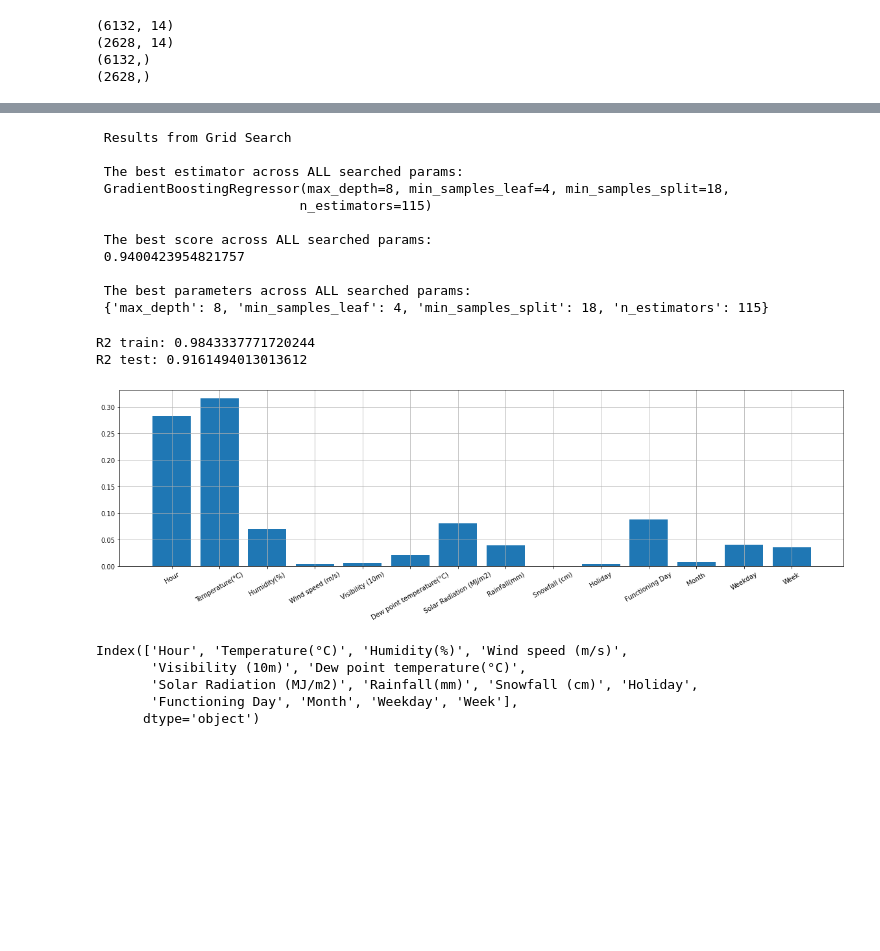
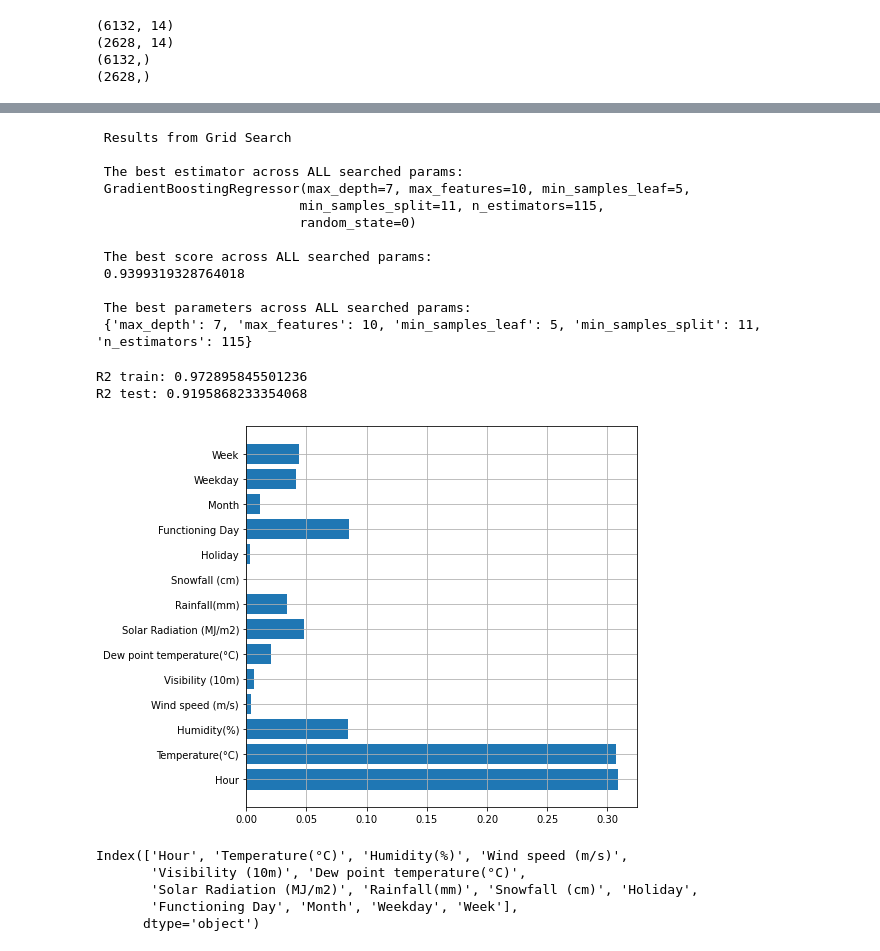
Before and after one commit to Abhi-nav0506/Capstone-Project---Bike-Sharing-Demand-Prediction--, a Jupyter notebook: Bike_Sharing_Demand_Prediction_Capstone_Project.ipynb, the cells around one changed output, grey strips where cells are left out. Drawn from its saved outputs; the diff is of its cells as text; code cells hidden in the pictures; blank space fills up the shorter version.

```diff
--- a/Bike_Sharing_Demand_Prediction_Capstone_Project.ipynb
+++ b/Bike_Sharing_Demand_Prediction_Capstone_Project.ipynb
@@ -194,7 +194,3 @@ plt.close()
 # %% [markdown]
 #### Normal weekdays, i.e. Monday to Friday (0 to 4) behave in a similar pattern through the 24 hours of the day, whereas the weekends, i.e. Saturday & Sunday (5 & 6) behave similary.
 #### Hence, demand on normal weekdays is different from that on weekends.
-# %%
-# adding is_weekend 0/1  catagorical variable
-
-seoul_bike_data['is_weekend'] = seoul_bike_data['Weekday'].apply(lambda x : 1 if x in [5,6] else 0)
@@ -890,7 +693,7 @@ X = seoul_bike_data_tree1.drop(['Rented Bike Count'], axis=1).copy()
 Y = seoul_bike_data['Rented Bike Count'].copy()
 
 from sklearn.model_selection import train_test_split
-x_train, x_test, y_train, y_test = train_test_split( X,Y , test_size = 0.30,shuffle = True ,random_state = 3)
+x_train, x_test, y_train, y_test = train_test_split( X,Y , test_size = 0.3,shuffle = True ,random_state = 3)
 print(x_train.shape)
 print(x_test.shape)
 print(y_train.shape)
@@ -960,3 +759,6 @@ gbr_params = {'n_estimators' : [105,110,115],'max_depth' : [8,10,12] , 'min_samp
+# %%
+gbr_params = {'n_estimators' : [105,110,115],'max_depth' : [5,6,7] , 'min_samples_split':[9,10,11], 'min_samples_leaf': [4,5,6], 'max_features':[10,12]
+                 }
 # %%
 seoul_gbr_cv= GridSearchCV(estimator=gbr, param_grid = gbr_params, cv = 5)
 # %%
@@ -970,14 +772,15 @@ print("\n The best parameters across ALL searched params:\n",seoul_gbr.best_para
  Results from Grid Search
 
  The best estimator across ALL searched params:
- GradientBoostingRegressor(max_depth=8, min_samples_leaf=4, min_samples_split=18,
-                          n_estimators=115)
+ GradientBoostingRegressor(max_depth=7, max_features=10, min_samples_leaf=5,
+                          min_samples_split=11, n_estimators=115,
+                          random_state=0)
 
  The best score across ALL searched params:
- 0.9400423954821757
+ 0.9399319328764018
 
  The best parameters across ALL searched params:
- {'max_depth': 8, 'min_samples_leaf': 4, 'min_samples_split': 18, 'n_estimators': 115}
+ {'max_depth': 7, 'max_features': 10, 'min_samples_leaf': 5, 'min_samples_split': 11, 'n_estimators': 115}
 # %%
 y_pred_train = seoul_gbr.predict(x_train)
 y_pred_test = seoul_gbr.predict(x_test)
@@ -988,16 +791,15 @@ print("R2 train:" ,r2)
 r2 = r2_score((y_test)**2, (y_pred_test)**2)
 print("R2 test:" ,r2)
 # %% [output]
-R2 train: 0.9843337771720244
-R2 test: 0.9161494013013612
+R2 train: 0.972895845501236
+R2 test: 0.9195868233354068
 # %%
 importance = list(seoul_gbr.best_estimator_.feature_importances_)
-plt.figure(figsize = (20,5))
-plt.bar(x_train.columns,importance)
-plt.xticks(rotation=30)
+plt.figure(figsize = (7,7))
+plt.barh(x_train.columns,importance)
 plt.grid()
 # %% [output]
-[figure, old version]
+[figure, new version]
 # %%
 x_train.columns
 # %% [output]
```
Also changed, not shown: parts of 112 cells of this notebook.
